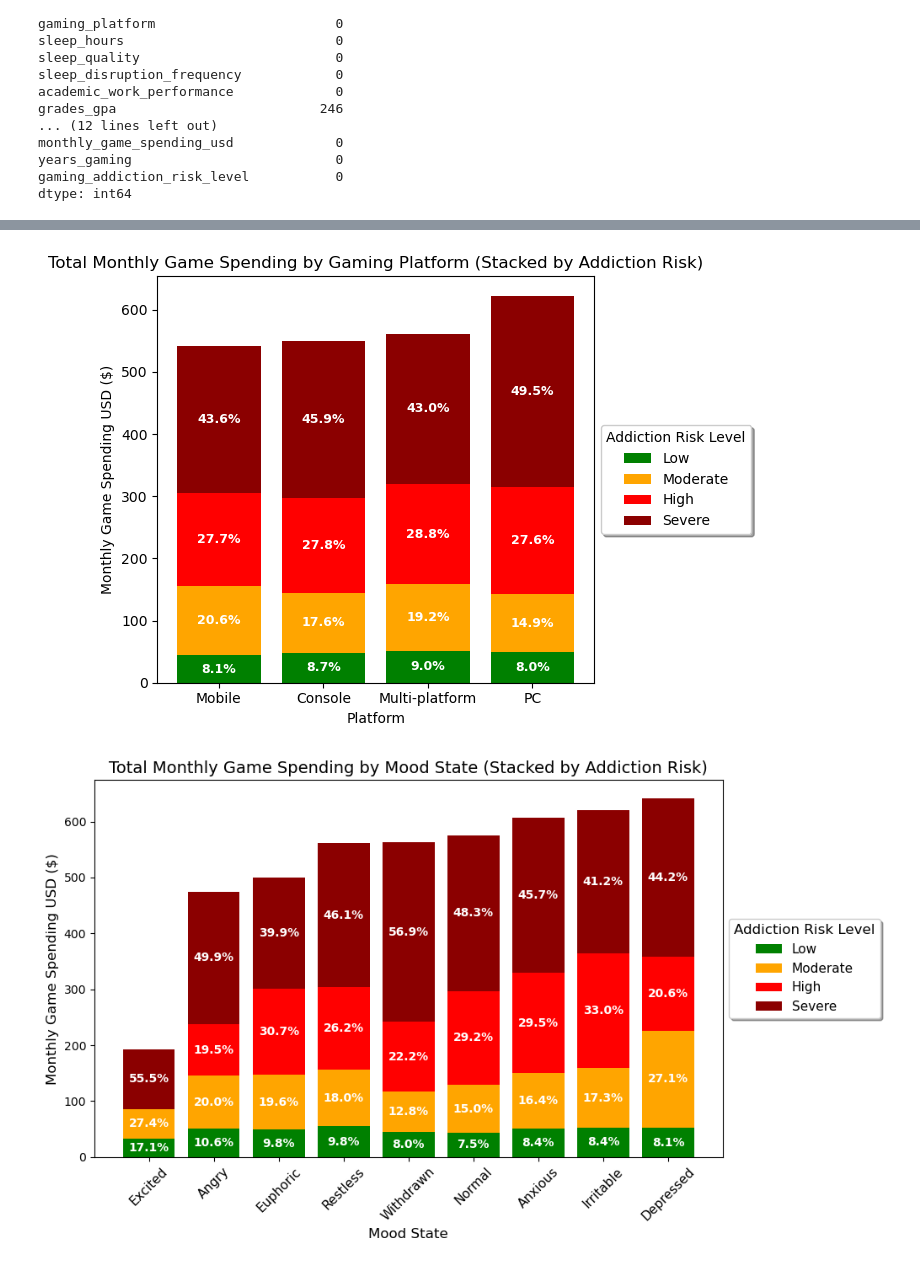
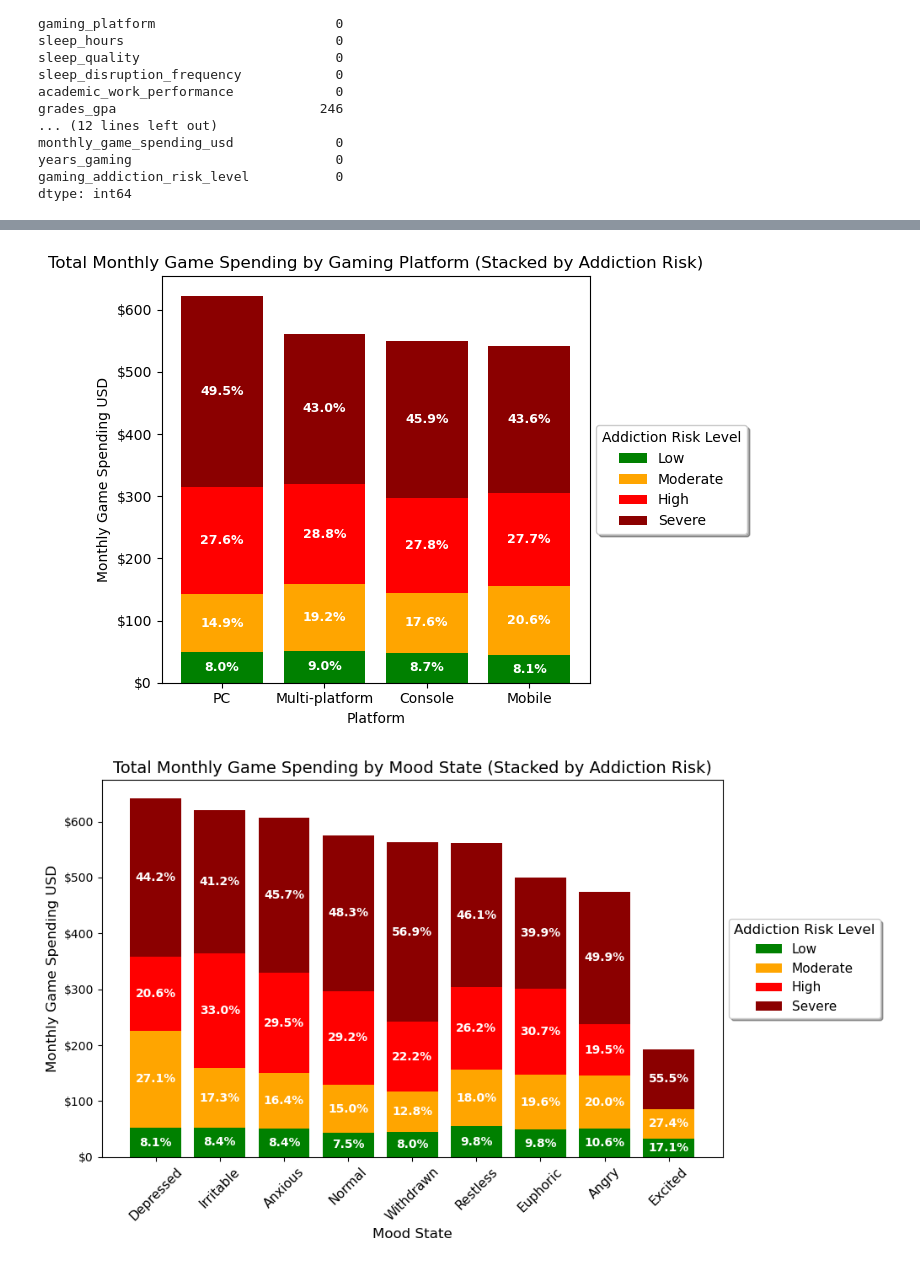
Before and after one commit to ilsecaher/MSDS470_X40_Data-Visualization_Wk5, a Jupyter notebook: MSDS670_X40_Data Visualization_AssignmentWk5 - Ilse Severance.ipynb, the cells around one changed output, grey strips where cells are left out. Saved outputs shown, nothing was run; the diff lists cells and outputs as text; code cells hidden in the pictures.

```diff
--- a/MSDS670_X40_Data Visualization_AssignmentWk5 - Ilse Severance.ipynb
+++ b/MSDS670_X40_Data Visualization_AssignmentWk5 - Ilse Severance.ipynb
@@ -58,14 +59,15 @@ spending_df = df[df["monthly_game_spending_usd"] > 0]
 avg_spending = spending_df.groupby("gaming_addiction_risk_level")["monthly_game_spending_usd"].mean()
 
 #Sorting by value for better visual order
-avg_spending_sorted = avg_spending.sort_values()
+avg_spending_sorted = avg_spending.sort_values(ascending=False)
 
-#Adding colors for the risk levels
-colors = ["green", "orange", "red", "darkred"]
+
 
 #Creating the bar chart
 fig, ax = plt.subplots(figsize=(8, 5))
-bars = ax.bar(avg_spending_sorted.index, avg_spending_sorted.values, color=colors)
+ax.yaxis.set_major_formatter(StrMethodFormatter('${x:,.0f}'))
+
+bars = ax.bar(avg_spending_sorted.index, avg_spending_sorted.values)
 
 #Calculating total for percentage calculation
 total = avg_spending_sorted.sum()
@@ -75,7 +77,7 @@ for bar, val in zip(bars, avg_spending_sorted.values): ax.text(bar.get_x() + bar
 
 #Adding labels and title
 ax.set_title("Average Monthly Game Spending by Addiction Risk")
-ax.set_ylabel("Monthly Game Spending USD ($)")
+ax.set_ylabel("Monthly Game Spending USD")
 ax.set_xlabel("Addiction Risk Level")
 plt.tight_layout()
 plt.show()
@@ -94,11 +96,12 @@ platform_risk_avg = platform_risk_avg.reindex(columns=risk_order, fill_value=0)
 
 #Sorting platforms by total average spending, creating a helper column for sorting
 platform_risk_avg["total"] = platform_risk_avg.sum(axis=1)
-platform_risk_avg = platform_risk_avg.sort_values("total")
+platform_risk_avg = platform_risk_avg.sort_values("total", ascending=False)
 platform_risk_avg = platform_risk_avg.drop(columns="total")
 
 #Creating the stacked bar chart
 fig, ax = plt.subplots(figsize=(8, 5))
+ax.yaxis.set_major_formatter(StrMethodFormatter('${x:,.0f}'))
 
 bottom = pd.Series(0, index=platform_risk_avg.index)
 for risk_level in risk_order:
@@ -114,7 +117,7 @@ for risk_level in risk_order:
 
 #Adding labels and title
 ax.set_title("Total Monthly Game Spending by Gaming Platform (Stacked by Addiction Risk)")
-ax.set_ylabel("Monthly Game Spending USD ($)")
+ax.set_ylabel("Monthly Game Spending USD")
 ax.set_xlabel("Platform")
 
 #Moving legend outside the plot for better visibility
@@ -123,7 +126,7 @@ ax.legend(title="Addiction Risk Level", loc="center left", bbox_to_anchor=(1, 0.
 plt.tight_layout(rect=[0, 0, 0.85, 1])
 plt.show()
 # %% [output]
-[figure, old version]
+[figure, new version]
 # %%
 #Computing average spending by mood state and addiction risk
 mood_risk_avg = spending_df.groupby(["mood_state", "gaming_addiction_risk_level"])["monthly_game_spending_usd"].mean().unstack(fill_value=0)
@@ -132,36 +135,38 @@ mood_risk_avg = spending_df.groupby(["mood_state", "gaming_addiction_risk_level"
 mood_risk_avg = mood_risk_avg.reindex(columns=risk_order, fill_value=0)
 
 #Computing total spending per mood and sort by that, creating a helper column for sorting
 mood_risk_avg["total_spending"] = mood_risk_avg.sum(axis=1)
-mood_risk_avg = mood_risk_avg.sort_values("total_spending")
+mood_risk_avg = mood_risk_avg.sort_values("total_spending", ascending=False)
 mood_risk_avg = mood_risk_avg.drop(columns="total_spending")
 
 #Creating the stacked bar chart
 fig, ax = plt.subplots(figsize=(12, 6))
+ax.yaxis.set_major_formatter(StrMethodFormatter('${x:,.0f}'))
+
 bottom = pd.Series(0, index=mood_risk_avg.index)
 for risk_level in risk_order:
     values = mood_risk_avg[risk_level]
     bars = ax.bar(mood_risk_avg.index, values, bottom=bottom, color=colors[risk_level], label=risk_level)
 
     # Annotate each segment with percentage of that mood total
     for bar, val, btm, mood in zip(bars, values, bottom, mood_risk_avg.index):
         total = mood_risk_avg.loc[mood].sum()
         if val > 0:
             ax.text(bar.get_x() + bar.get_width() / 2, btm + val / 2, f"{val/total*100:.1f}%", ha="center", va="center", fontsize=10, color="white", fontweight="bold")
     bottom += values
 
 #Adding labels and title
 ax.set_title("Total Monthly Game Spending by Mood State (Stacked by Addiction Risk)", fontsize=14)
-ax.set_ylabel("Monthly Game Spending USD ($)", fontsize=12)
+ax.set_ylabel("Monthly Game Spending USD", fontsize=12)
 ax.set_xlabel("Mood State", fontsize=12)
 ax.set_xticklabels(mood_risk_avg.index, rotation=45, fontsize=11)
 
 #Moving the legend box outside the plot for better visibility
 ax.legend(title="Addiction Risk Level", loc="center left", bbox_to_anchor=(1, 0.5), frameon=True, shadow=True, fancybox=True, fontsize=11, title_fontsize=12)
 plt.tight_layout(rect=[0, 0, 0.85, 1])
 plt.show()
 # %% [output]
-[figure, old version]
+[figure, new version]
 # %%
 #Defining spending_social to filter out rows with NaN values
 spending_social = spending_df[spending_df["face_to_face_social_hours_weekly"].notna()]
```
Also changed, not shown: parts of 5 cells of this notebook.
